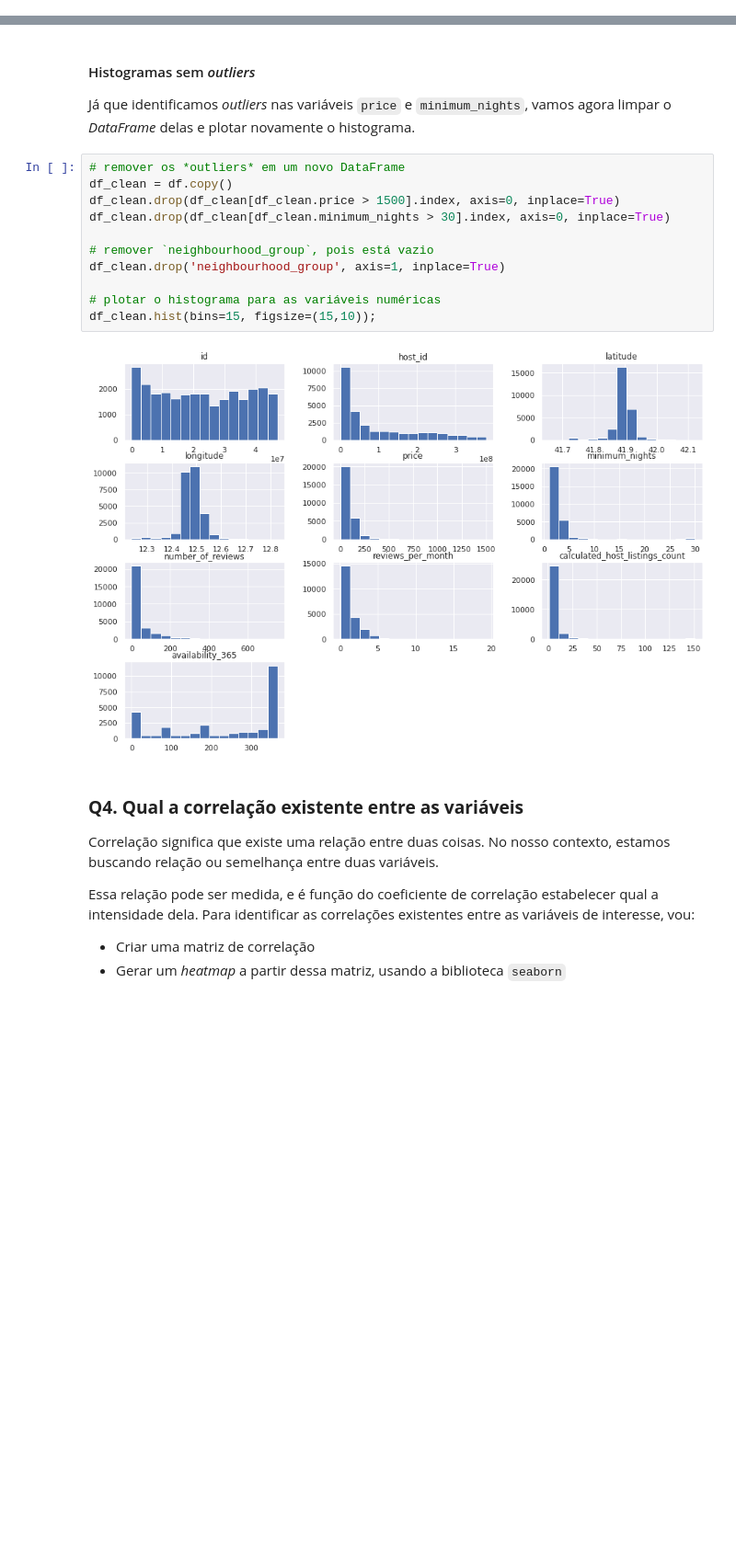
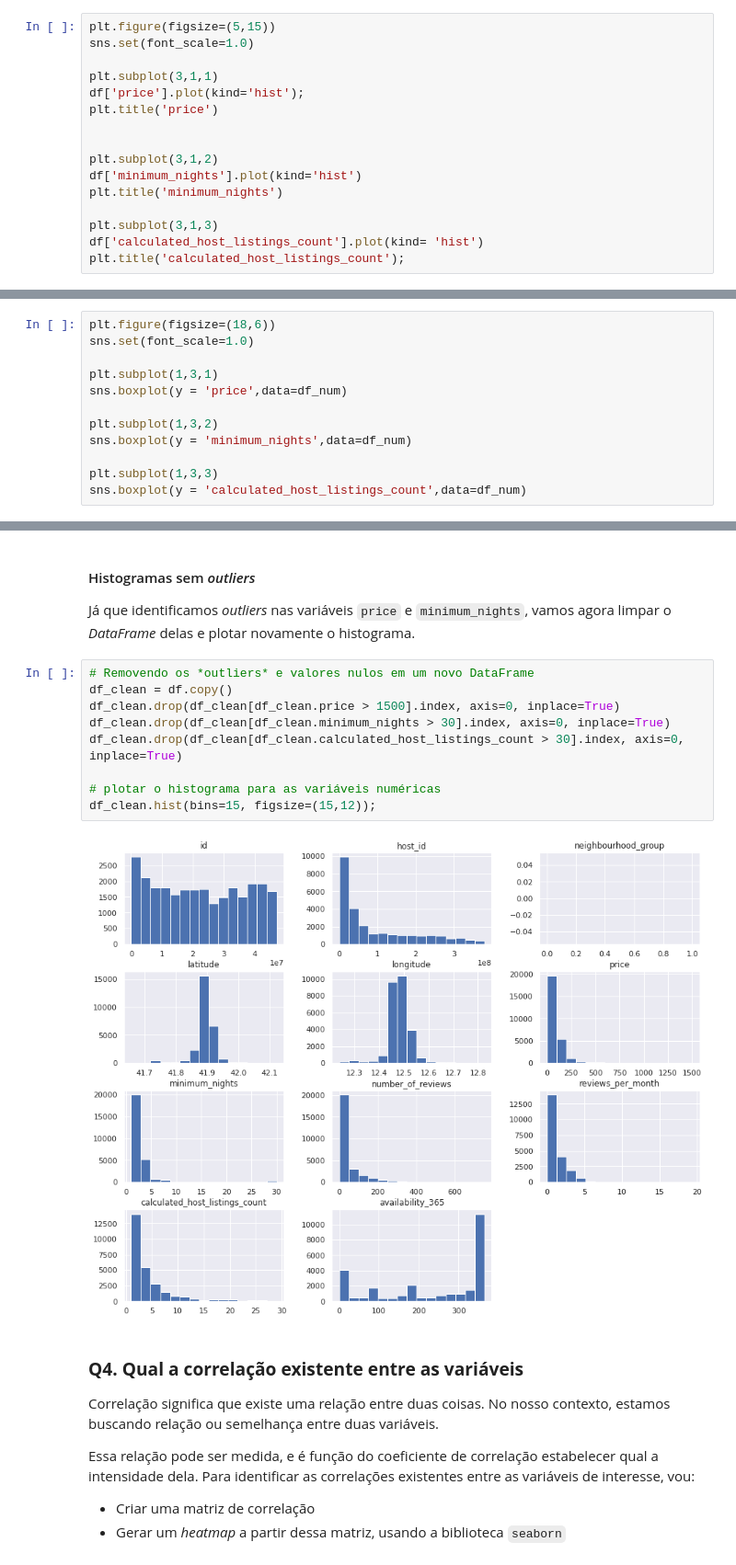
Before and after one commit to thiagolopes97/Portifolio_Projetos, a Jupyter notebook: Analisando_os_Dados_do_Airbnb_(Roma,_Itália).ipynb, the cells around one changed output, grey strips where cells are left out. Shown: that part at 92% size. Cells and saved outputs as stored; diff of their text form; blank space fills up the shorter version.

```diff
--- a/Analisando_os_Dados_do_Airbnb_(Roma,_Itália).ipynb
+++ b/Analisando_os_Dados_do_Airbnb_(Roma,_Itália).ipynb
@@ -173,0 +183,16 @@ Agora vamos remover os *outlier* para podermos analisar melhor os outros dados.
+# %%
+plt.figure(figsize=(5,15))
+sns.set(font_scale=1.0)
+
+plt.subplot(3,1,1)
+df['price'].plot(kind='hist');
+plt.title('price')
+
+
+plt.subplot(3,1,2)
+df['minimum_nights'].plot(kind='hist')
+plt.title('minimum_nights')
+
+plt.subplot(3,1,3)
+df['calculated_host_listings_count'].plot(kind= 'hist')
+plt.title('calculated_host_listings_count');
@@ -201,0 +231,12 @@ Olhando o resumo estatístico acima, podemos confirmar algumas hipóteses como:
+# %%
+plt.figure(figsize=(18,6))
+sns.set(font_scale=1.0)
+
+plt.subplot(1,3,1)
+sns.boxplot(y = 'price',data=df_num)
+
+plt.subplot(1,3,2)
+sns.boxplot(y = 'minimum_nights',data=df_num)
+
+plt.subplot(1,3,3)
+sns.boxplot(y = 'calculated_host_listings_count',data=df_num)
@@ -236,18 +272,16 @@ price: valores acima de 1500
 
 Já que identificamos *outliers* nas variáveis `price` e `minimum_nights`, vamos agora limpar o *DataFrame* delas e plotar novamente o histograma.
 # %%
-# remover os *outliers* em um novo DataFrame
+# Removendo os *outliers* e valores nulos em um novo DataFrame
 df_clean = df.copy()
 df_clean.drop(df_clean[df_clean.price > 1500].index, axis=0, inplace=True)
 df_clean.drop(df_clean[df_clean.minimum_nights > 30].index, axis=0, inplace=True)
-
-# remover `neighbourhood_group`, pois está vazio
-df_clean.drop('neighbourhood_group', axis=1, inplace=True)
+df_clean.drop(df_clean[df_clean.calculated_host_listings_count > 30].index, axis=0, inplace=True)
 
 # plotar o histograma para as variáveis numéricas
-df_clean.hist(bins=15, figsize=(15,10));
+df_clean.hist(bins=15, figsize=(15,12));
 # %% [output]
-[figure, old version]
+[figure, new version]
 # %% [markdown]
 ### **Q4. Qual a correlação existente entre as variáveis**
 
```
Also changed, not shown: parts of 23 cells of this notebook.
